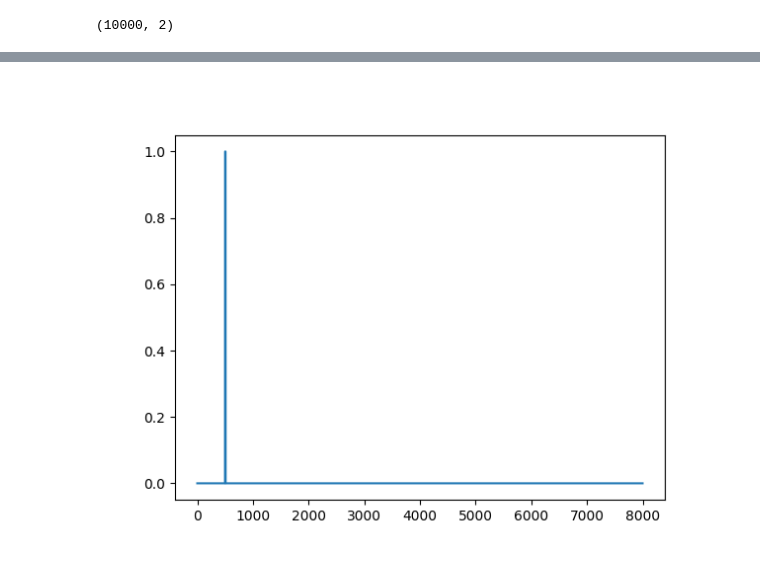
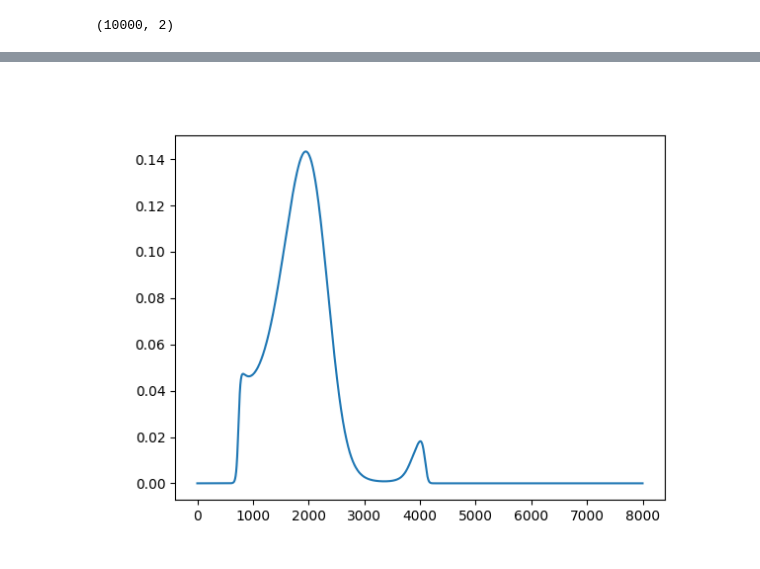
Before and after one commit to Bbosc/GDSOA, a Jupyter notebook: main.ipynb, the cells around one changed output, grey strips where cells are left out. Drawn from its saved outputs; the diff is of its cells as text; code cells hidden in the pictures.

Commit message:
smooth projection working

```diff
--- a/main.ipynb
+++ b/main.ipynb
@@ -90,10 +90,10 @@ plt.show()
 # %%
-is_projected = np.stack(ds.is_projected_logger)
+projections =np.stack(ds.projection_weight_logger)
 plt.figure()
-plt.plot(range(is_projected.shape[0]), is_projected)
+plt.plot(range(projections.shape[0]), projections)
 plt.show()
 # %% [output]
-[figure, old version]
+[figure, new version]
 # %%
 embed =np.stack(ds.embedding_logger)
 plt.figure()
```
Also changed, not shown: parts of 13 cells of this notebook, 1 other file.
